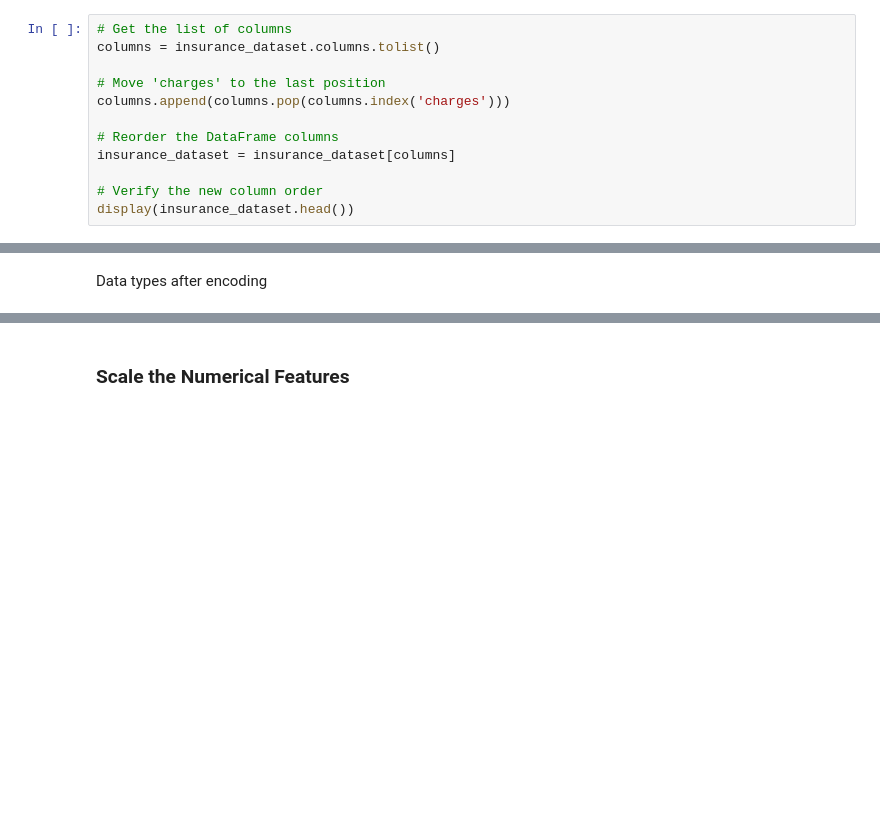
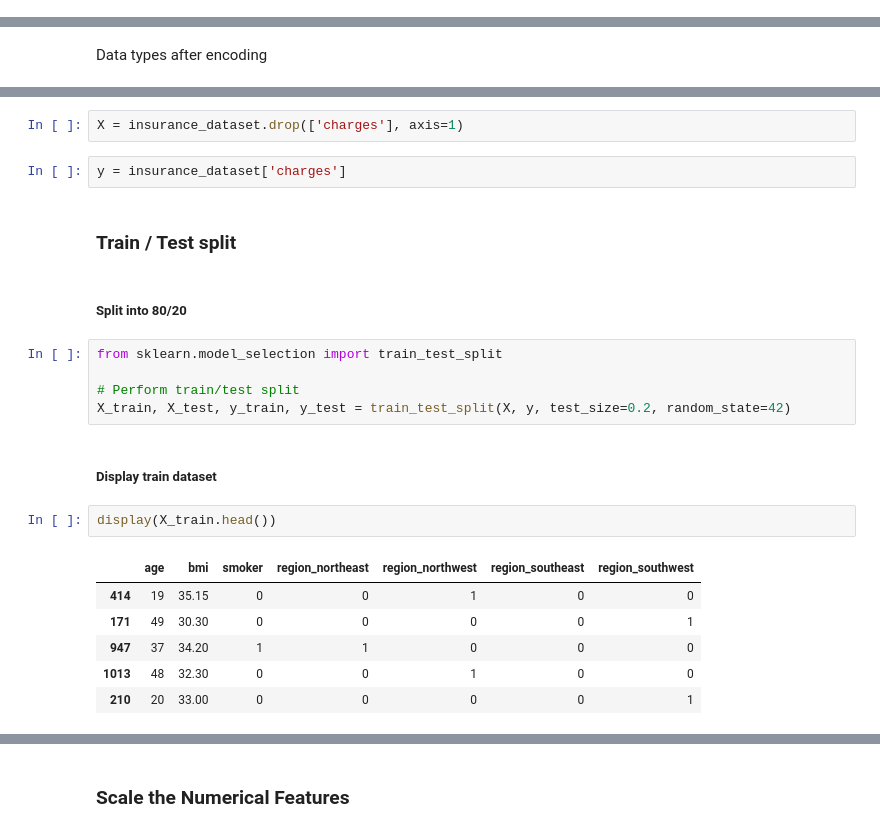
Before and after one commit to Ashfaq-Riyaldeen/Insurance-Cost-Prediction, a Jupyter notebook: Machine Learning.ipynb, the cells around one changed output, grey strips where cells are left out. Cells and saved outputs as stored; diff of their text form; blank space fills up the shorter version.

```diff
--- a/Machine Learning.ipynb
+++ b/Machine Learning.ipynb
@@ -707,12 +679,0 @@ Charges to last column
-# %%
-# Get the list of columns
-columns = insurance_dataset.columns.tolist()
-
-# Move 'charges' to the last position
-columns.append(columns.pop(columns.index('charges')))
-
-# Reorder the DataFrame columns
-insurance_dataset = insurance_dataset[columns]
-
-# Verify the new column order
-display(insurance_dataset.head())
@@ -784,0 +710,24 @@ memory usage: 89.4 KB
+# %%
+X = insurance_dataset.drop(['charges'], axis=1)
+# %%
+y = insurance_dataset['charges']
+# %% [markdown]
+### Train / Test split
+# %% [markdown]
+##### Split into 80/20
+# %%
+from sklearn.model_selection import train_test_split
+
+# Perform train/test split
+X_train, X_test, y_train, y_test = train_test_split(X, y, test_size=0.2, random_state=42)
+# %% [markdown]
+##### Display train dataset
+# %%
+display(X_train.head())
+# %% [output]
+|  | age | bmi | smoker | region_northeast | region_northwest | region_southeast | region_southwest |
+| 414 | 19 | 35.15 | 0 | 0 | 1 | 0 | 0 |
+| 171 | 49 | 30.30 | 0 | 0 | 0 | 0 | 1 |
+| 947 | 37 | 34.20 | 1 | 1 | 0 | 0 | 0 |
+| 1013 | 48 | 32.30 | 0 | 0 | 1 | 0 | 0 |
+| 210 | 20 | 33.00 | 0 | 0 | 0 | 0 | 1 |
```
Also changed, not shown: parts of 67 cells of this notebook.
